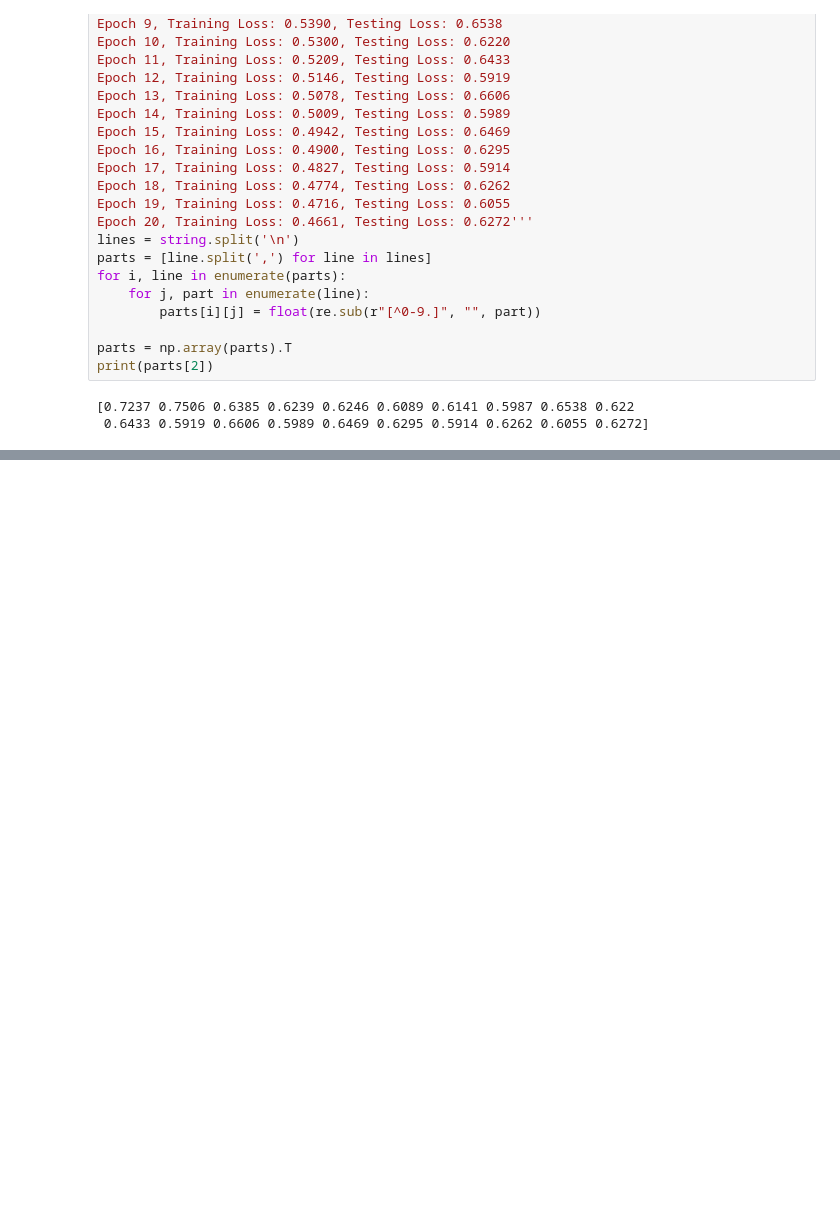
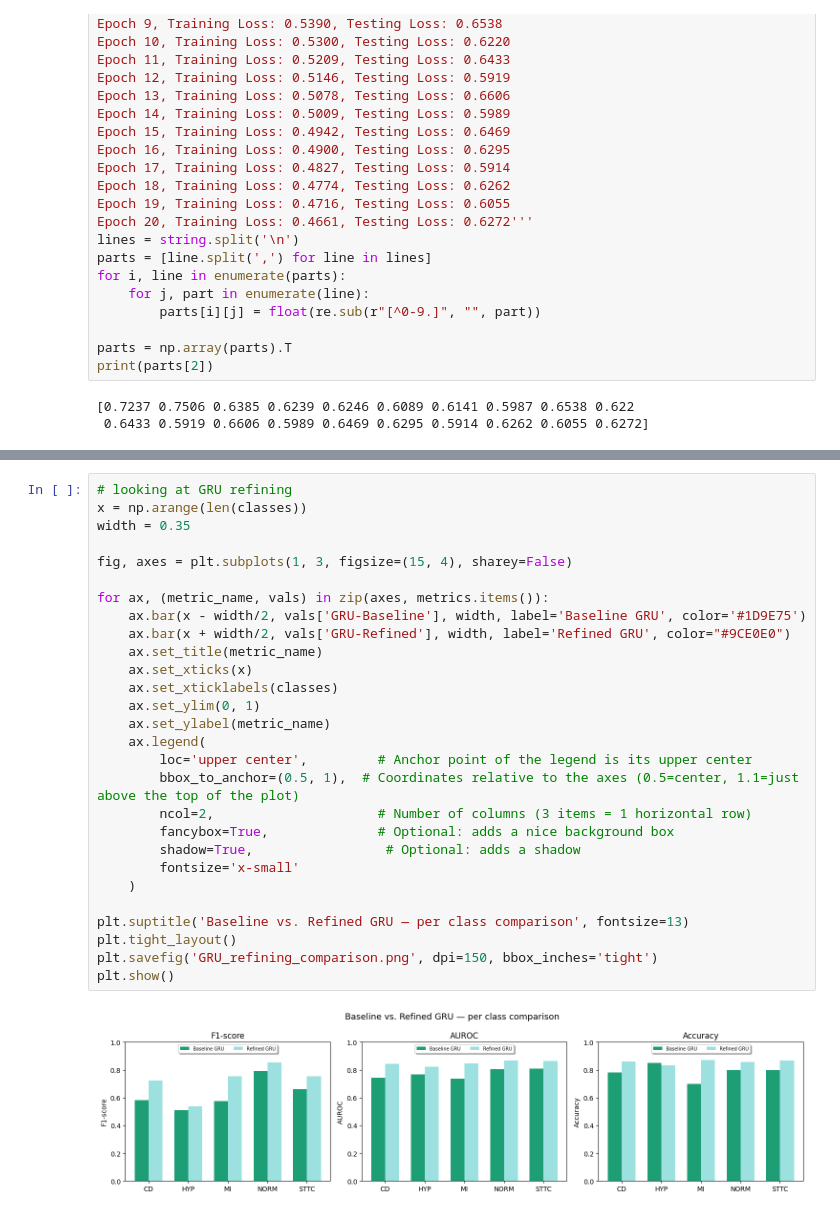
Before and after one commit to sinchana2021/ECG-detection, a Jupyter notebook: results_plotting.ipynb, the cells around one changed output, grey strips where cells are left out. Cells and saved outputs as stored; diff of their text form; blank space fills up the shorter version.

```diff
--- a/results_plotting.ipynb
+++ b/results_plotting.ipynb
@@ -179 +289,31 @@ plt.show()
+# %%
+# looking at GRU refining
+x = np.arange(len(classes))
+width = 0.35
+
+fig, axes = plt.subplots(1, 3, figsize=(15, 4), sharey=False)
+
+for ax, (metric_name, vals) in zip(axes, metrics.items()):
+    ax.bar(x - width/2, vals['GRU-Baseline'], width, label='Baseline GRU', color='#1D9E75')
+    ax.bar(x + width/2, vals['GRU-Refined'], width, label='Refined GRU', color="#9CE0E0")
+    ax.set_title(metric_name)
+    ax.set_xticks(x)
+    ax.set_xticklabels(classes)
+    ax.set_ylim(0, 1)
+    ax.set_ylabel(metric_name)
+    ax.legend(
+        loc='upper center',         # Anchor point of the legend is its upper center
+        bbox_to_anchor=(0.5, 1),  # Coordinates relative to the axes (0.5=center, 1.1=just above the top of the plot)
+        ncol=2,                     # Number of columns (3 items = 1 horizontal row)
+        fancybox=True,              # Optional: adds a nice background box
+        shadow=True,                 # Optional: adds a shadow
+        fontsize='x-small'
+    )
+
+plt.suptitle('Baseline vs. Refined GRU — per class comparison', fontsize=13)
+plt.tight_layout()
+plt.savefig('GRU_refining_comparison.png', dpi=150, bbox_inches='tight')
+plt.show()
+# %% [output]
+[figure, added]
 # %%
```
Also changed, not shown: parts of 10 cells of this notebook.
